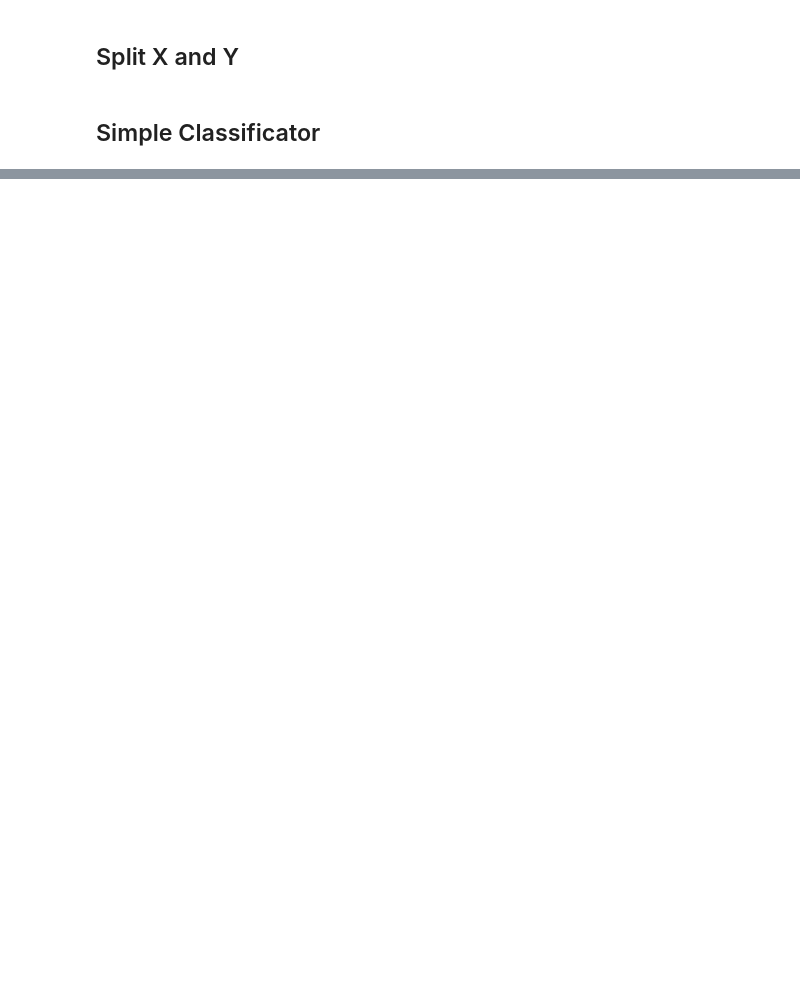
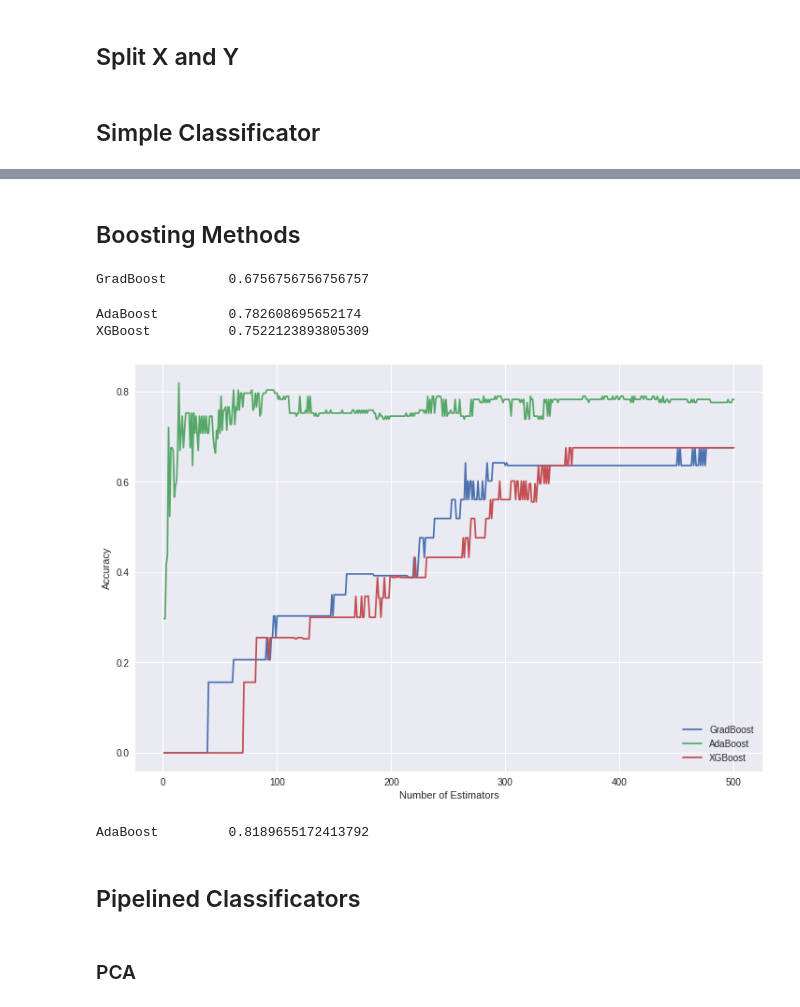
Before and after one commit to LackesLab/dmc2019, a Jupyter notebook: notebooks/alexander_classificator_v1.ipynb, the cells around one changed output, grey strips where cells are left out. Saved outputs shown, nothing was run; the diff lists cells and outputs as text; code cells hidden in the pictures; blank space fills up the shorter version.

Commit message:
more classificators tested

```diff
--- a/notebooks/alexander_classificator_v1.ipynb
+++ b/notebooks/alexander_classificator_v1.ipynb
@@ -76,0 +76,15 @@ metrics.accuracy_score(y_test, y_pred)
+# %%
+def score_function(y_test, y_pred):
+  # return metrics.accuracy_score(y_test, y_pred)
+  return metrics.fbeta_score(y_test, y_pred, beta=2)
+  # return metrics.f1_score(y_test, y_pred)
+
+def get_accuracy(classifier):
+  classifier.fit(X_train, y_train)
+  y_pred = classifier.predict(X_test)
+  return score_function(y_test, y_pred)
+
+# Fitting the model and printing the accuracy score
+#TODO:
+classifier_sgd = linear_model.SGDClassifier(loss='log', max_iter=4000, tol=1e-3, random_state=0) # Random state is fixed for reproducibility
+print("SGD", get_accuracy(classifier_sgd))
@@ -84,0 +143,60 @@ array([[353,   0],
+# %% [markdown]
+##  Boosting Methods
+# %%
+n_estimators=500
+
+# plot the accuracy after each boosting iteration
+def get_accuracy_for_n_estimators(classifier):
+  accuracy = np.zeros((n_estimators))
+  if (isinstance(classifier, XGBClassifier)):
+      for i in range(n_estimators):
+          classifier = XGBClassifier(n_estimators=i, random_state=1, max_depth=1)
+          classifier.fit(X_train, y_train)
+          accuracy[i] = score_function(y_test, classifier.predict(X_test))
+  else:
+      for i, y_pred in enumerate(classifier.staged_predict(X_test)):
+          accuracy[i] = score_function(y_test, y_pred)
+  return accuracy
+
+
+# GradBoost
+classifier_gdb = GradientBoostingClassifier(n_estimators=n_estimators, random_state=1, max_depth=1)
+print("GradBoost", "\t", get_accuracy(classifier_gdb) )
+accuracy_gdb = get_accuracy_for_n_estimators(classifier_gdb)
+
+# AdaBoost
+classifier_adb = AdaBoostClassifier(base_estimator=DecisionTreeClassifier(max_depth=3), n_estimators=n_estimators, algorithm='SAMME', random_state=1)
+print("AdaBoost", "\t", get_accuracy(classifier_adb) )
+accuracy_adb = get_accuracy_for_n_estimators(classifier_adb)
+
+# XGBoost
+classifier_xgb = XGBClassifier(e_estimators=n_estimators, random_state=1, max_depth=3)
+print("XGBoost", "\t", get_accuracy(classifier_xgb) )
+accuracy_xgb = get_accuracy_for_n_estimators(classifier_xgb)
+
+# Plot for each number of estimators
+plt.figure(figsize=(12, 8))
+plt.xlabel('Number of Estimators')
+plt.ylabel('Accuracy')
+plt.plot(np.arange(n_estimators) + 1, accuracy_gdb, label="GradBoost")
+plt.plot(np.arange(n_estimators) + 1, accuracy_adb, label="AdaBoost")
+plt.plot(np.arange(n_estimators) + 1, accuracy_xgb, label="XGBoost")
+plt.legend()
+plt.show()
+# %% [output]
+GradBoost        0.6756756756756757
+AdaBoost         0.782608695652174
+XGBoost          0.7522123893805309
+[figure, added]
+# %%
+n_estimators = np.argmax(accuracy_adb)+1 # get index of best accuracy
+
+# AdaBoost
+classifier_adb = AdaBoostClassifier(base_estimator=DecisionTreeClassifier(max_depth=3), n_estimators=n_estimators, algorithm='SAMME', random_state=1)
+print("AdaBoost", "\t", get_accuracy(classifier_adb) )
+# %% [output]
+AdaBoost         0.8189655172413792
+# %% [markdown]
+## Pipelined Classificators
+# %% [markdown]
+### PCA
```
Also changed, not shown: parts of 10 cells of this notebook.
